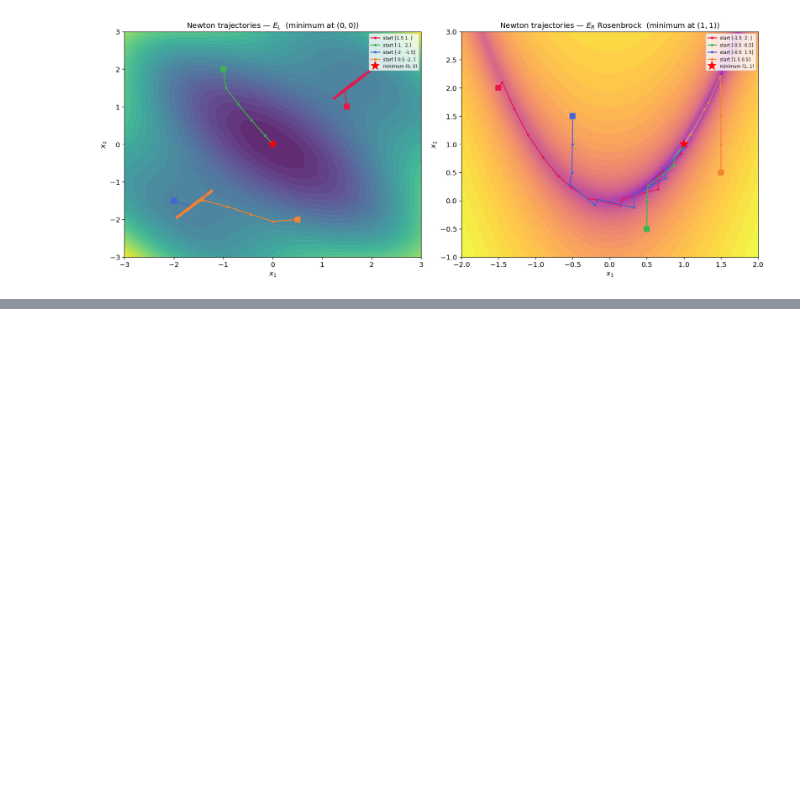
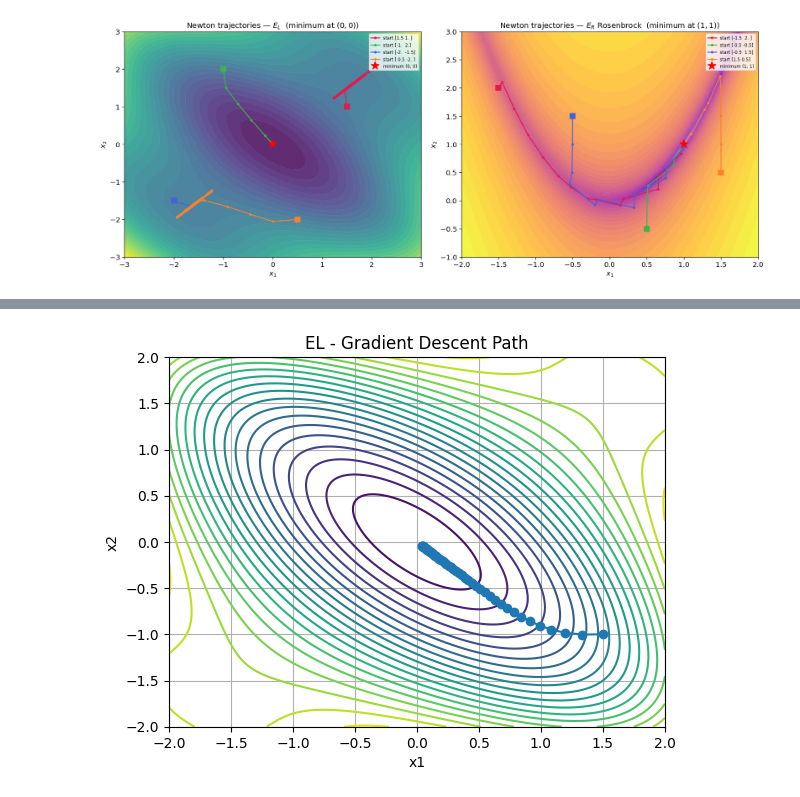
Before and after one commit to VoinaRares/Calcul-Numeric-Lab, a Jupyter notebook: Labor3.ipynb, the cells around one changed output, grey strips where cells are left out. Cells and saved outputs as stored; diff of their text form; code cells hidden in the pictures; blank space fills up the shorter version.

```diff
--- a/Labor3.ipynb
+++ b/Labor3.ipynb
@@ -222,0 +406,92 @@ plt.show()
+# %%
+import numpy as np
+import matplotlib.pyplot as plt
+
+# ---------- EL ----------
+def EL(x):
+    x1, x2 = x
+    return (x1**2)/1.5 + (x2**2)/1.5 + 3 * np.sin((x1 + x2)/np.sqrt(2))**2
+
+def grad_EL(x):
+    x1, x2 = x
+
+    d1 = (2*x1)/1.5
+    d2 = (2*x2)/1.5
+
+    trig = 3 * np.sin(2*(x1 + x2)/np.sqrt(2)) / np.sqrt(2)
+
+    return np.array([d1 + trig, d2 + trig])
+
+
+# ---------- ER (Rosenbrock) ----------
+def ER(x):
+    x1, x2 = x
+    return (1 - x1)**2 + 100*(x2 - x1**2)**2
+
+def grad_ER(x):
+    x1, x2 = x
+    # Clip x1 and x2 to avoid overflow
+    x1 = np.clip(x1, -10, 10)
+    x2 = np.clip(x2, -10, 10)
+    d1 = -2*(1 - x1) - 400*x1*(x2 - x1**2)
+    d2 = 200*(x2 - x1**2)
+    return np.array([d1, d2])
+
+
+# ---------- Gradient Descent ----------
+def gradient_descent(grad, x0, h, steps):
+    x = x0.copy()
+    traj = [x.copy()]
+
+    for _ in range(steps):
+        x = x - h * grad(x)
+        traj.append(x.copy())
+
+    return np.array(traj)
+
+
+# ---------- Contour Plot ----------
+def plot_contour(E, traj, title, x_range=(-2,2), y_range=(-2,2)):
+    x1 = np.linspace(x_range[0], x_range[1], 200)
+    x2 = np.linspace(y_range[0], y_range[1], 200)
+    X1, X2 = np.meshgrid(x1, x2)
+
+    Z = np.array([[E([x, y]) for x in x1] for y in x2])
+
+    plt.figure()
+    plt.contour(X1, X2, Z, levels=20)
+    plt.plot(traj[:,0], traj[:,1], marker='o')
+    plt.title(title)
+    plt.xlabel("x1")
+    plt.ylabel("x2")
+    plt.grid()
+    plt.show()
+
+
+# ---------- Experiments ----------
+
+# --- EL ---
+print("=== EL Experiments ===")
+x0_EL = np.array([1.5, -1.0])
+
+for h in [0.001, 0.01, 0.05, 0.1]:
+    traj = gradient_descent(grad_EL, x0_EL, h, 50)
+    print(f"h = {h}, last point:", np.round(traj[-1], 4))
+
+# Plot one example
+traj_EL = gradient_descent(grad_EL, x0_EL, 0.05, 50)
+plot_contour(EL, traj_EL, "EL - Gradient Descent Path")
+
+
+# --- ER (Rosenbrock) ---
+print("\n=== ER Experiments ===")
+x0_ER = np.array([-1.5, 1.5])
+
+for h in [0.0001, 0.001, 0.005, 0.01]:
+    traj = gradient_descent(grad_ER, x0_ER, h, 200)
+    print(f"h = {h}, last point:", np.round(traj[-1], 4))
+
+# Plot one example
+traj_ER = gradient_descent(grad_ER, x0_ER, 0.001, 200)
+plot_contour(ER, traj_ER, "ER (Rosenbrock) - Gradient Descent Path")
+# %% [output]
@@ -222,0 +503 @@ plt.show()
+[figure, added]
```
Also changed, not shown: parts of 5 cells of this notebook.
